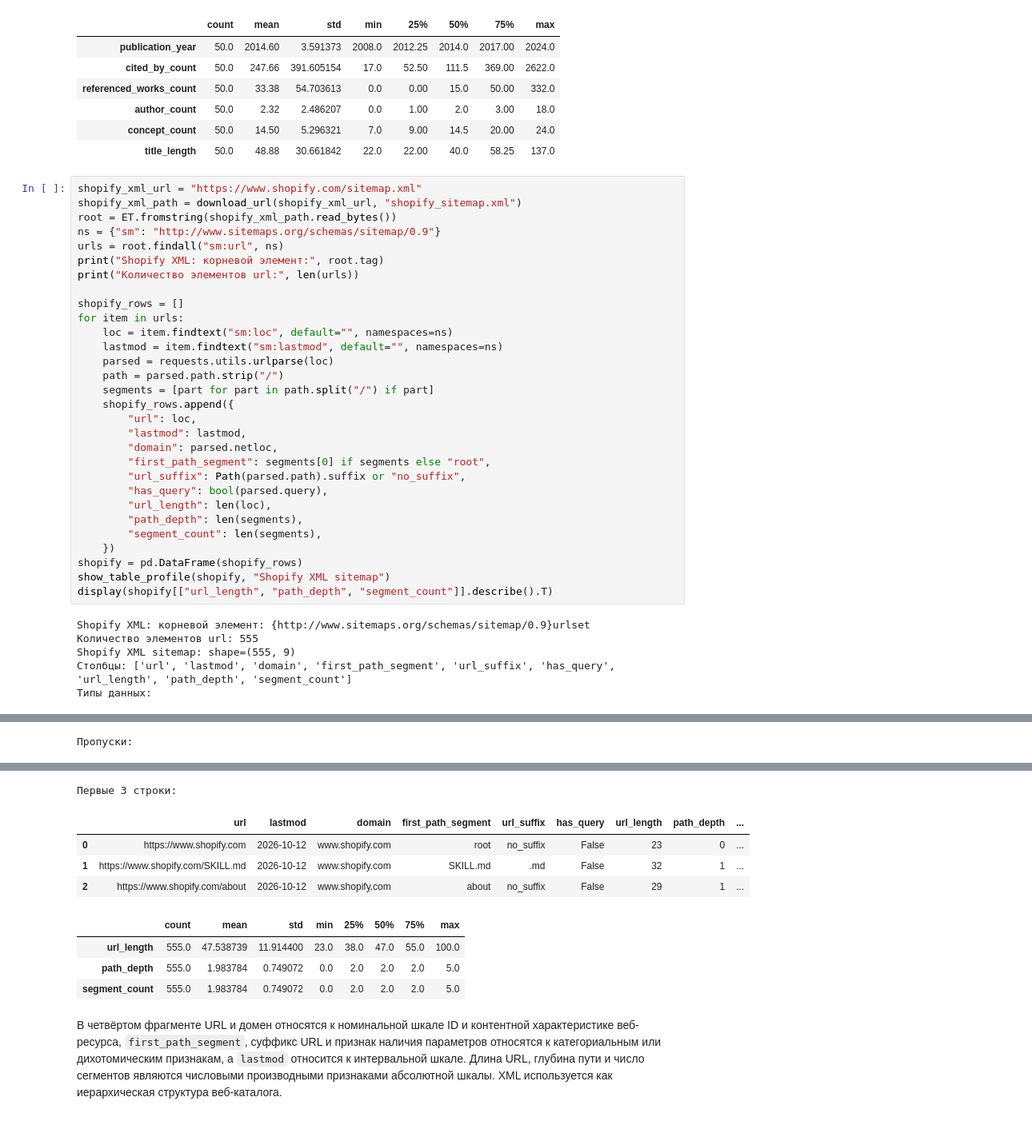
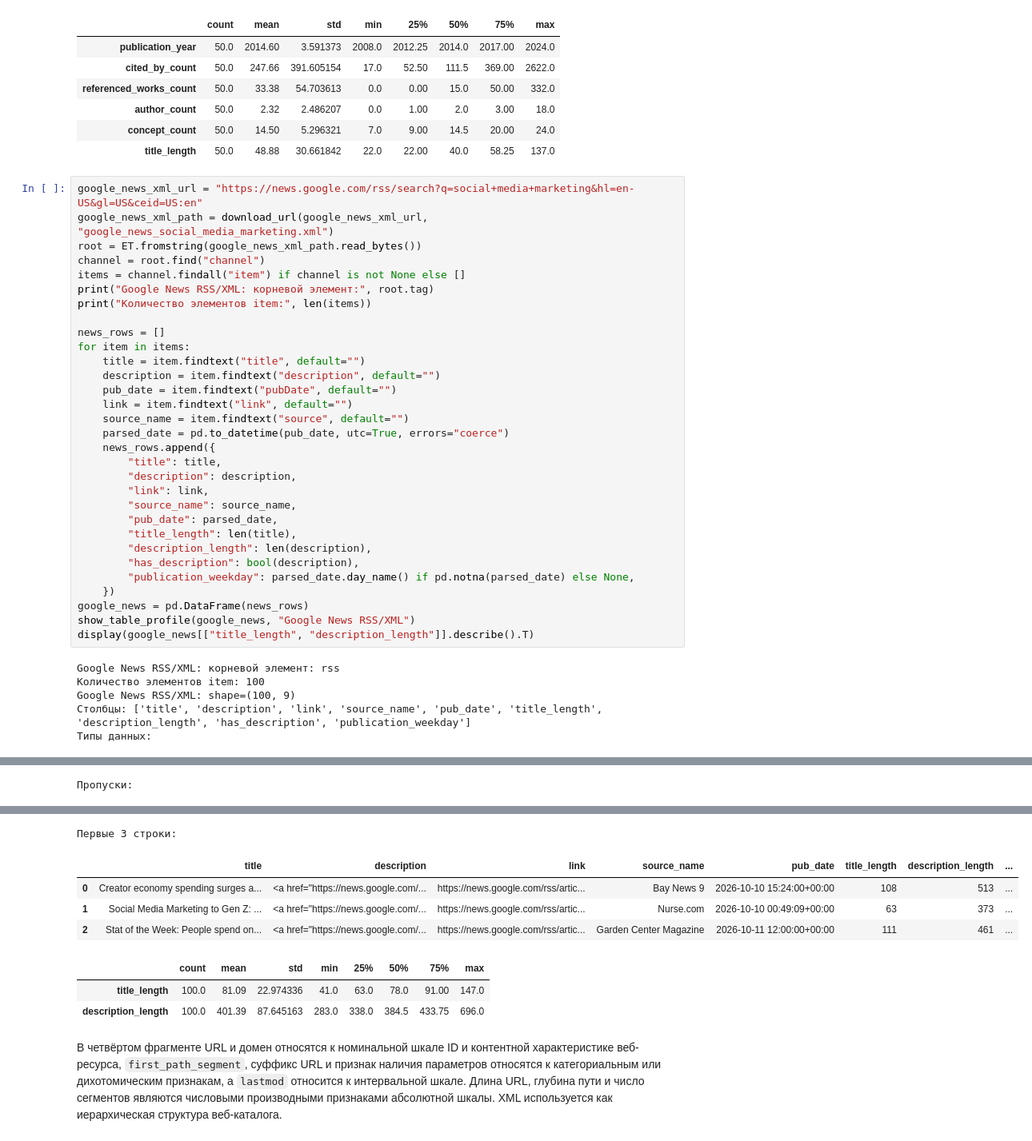
Before and after one commit to cool9595/how_to_social_marketing, a Jupyter notebook: coursework.ipynb, the cells around one changed output, grey strips where cells are left out. Shown at 80% size. Cells and saved outputs as stored; diff of their text form.

Commit message:
fix: replace sitemap with marketing news XML source

```diff
--- a/coursework.ipynb
+++ b/coursework.ipynb
@@ -439,39 +439,40 @@ OpenAlex JSON API: shape=(50, 12)
 | concept_count | 50.0 | 14.50 | 5.296321 | 7.0 | 9.00 | 14.5 | 20.00 | 24.0 |
 | title_length | 50.0 | 48.88 | 30.661842 | 22.0 | 22.00 | 40.0 | 58.25 | 137.0 |
 # %%
-shopify_xml_url = "https://www.shopify.com/sitemap.xml"
-shopify_xml_path = download_url(shopify_xml_url, "shopify_sitemap.xml")
-root = ET.fromstring(shopify_xml_path.read_bytes())
-ns = {"sm": "http://www.sitemaps.org/schemas/sitemap/0.9"}
-urls = root.findall("sm:url", ns)
-print("Shopify XML: корневой элемент:", root.tag)
-print("Количество элементов url:", len(urls))
+google_news_xml_url = "https://news.google.com/rss/search?q=social+media+marketing&hl=en-US&gl=US&ceid=US:en"
+google_news_xml_path = download_url(google_news_xml_url, "google_news_social_media_marketing.xml")
+root = ET.fromstring(google_news_xml_path.read_bytes())
+channel = root.find("channel")
+items = channel.findall("item") if channel is not None else []
+print("Google News RSS/XML: корневой элемент:", root.tag)
+print("Количество элементов item:", len(items))
 
-shopify_rows = []
-for item in urls:
-    loc = item.findtext("sm:loc", default="", namespaces=ns)
-    lastmod = item.findtext("sm:lastmod", default="", namespaces=ns)
-    parsed = requests.utils.urlparse(loc)
-    path = parsed.path.strip("/")
-    segments = [part for part in path.split("/") if part]
-    shopify_rows.append({
-        "url": loc,
-        "lastmod": lastmod,
-        "domain": parsed.netloc,
-        "first_path_segment": segments[0] if segments else "root",
-        "url_suffix": Path(parsed.path).suffix or "no_suffix",
-        "has_query": bool(parsed.query),
-        "url_length": len(loc),
-        "path_depth": len(segments),
-        "segment_count": len(segments),
+news_rows = []
+for item in items:
+    title = item.findtext("title", default="")
+    description = item.findtext("description", default="")
+    pub_date = item.findtext("pubDate", default="")
+    link = item.findtext("link", default="")
+    source_name = item.findtext("source", default="")
+    parsed_date = pd.to_datetime(pub_date, utc=True, errors="coerce")
+    news_rows.append({
+        "title": title,
+        "description": description,
+        "link": link,
+        "source_name": source_name,
+        "pub_date": parsed_date,
+        "title_length": len(title),
+        "description_length": len(description),
+        "has_description": bool(description),
+        "publication_weekday": parsed_date.day_name() if pd.notna(parsed_date) else None,
     })
-shopify = pd.DataFrame(shopify_rows)
-show_table_profile(shopify, "Shopify XML sitemap")
-display(shopify[["url_length", "path_depth", "segment_count"]].describe().T)
+google_news = pd.DataFrame(news_rows)
+show_table_profile(google_news, "Google News RSS/XML")
+display(google_news[["title_length", "description_length"]].describe().T)
 # %% [output]
-Shopify XML: корневой элемент: {http://www.sitemaps.org/schemas/sitemap/0.9}urlset
-Количество элементов url: 555
-Shopify XML sitemap: shape=(555, 9)
-Столбцы: ['url', 'lastmod', 'domain', 'first_path_segment', 'url_suffix', 'has_query', 'url_length', 'path_depth', 'segment_count']
+Google News RSS/XML: корневой элемент: rss
+Количество элементов item: 100
+Google News RSS/XML: shape=(100, 9)
+Столбцы: ['title', 'description', 'link', 'source_name', 'pub_date', 'title_length', 'description_length', 'has_description', 'publication_weekday']
 Типы данных:
 |  | dtype |
@@ -498,12 +499,11 @@ Shopify XML sitemap: shape=(555, 9)
 Первые 3 строки:
-|  | url | lastmod | domain | first_path_segment | url_suffix | has_query | url_length | path_depth | ... |
-| 0 | https://www.shopify.com | 2026-10-12 | www.shopify.com | root | no_suffix | False | 23 | 0 | ... |
-| 1 | https://www.shopify.com/SKILL.md | 2026-10-12 | www.shopify.com | SKILL.md | .md | False | 32 | 1 | ... |
-| 2 | https://www.shopify.com/about | 2026-10-12 | www.shopify.com | about | no_suffix | False | 29 | 1 | ... |
+|  | title | description | link | source_name | pub_date | title_length | description_length | ... |
+| 0 | Creator economy spending surges a... | <a href="https://news.google.com/... | https://news.google.com/rss/artic... | Bay News 9 | 2026-10-10 15:24:00+00:00 | 108 | 513 | ... |
+| 1 | Social Media Marketing to Gen Z: ... | <a href="https://news.google.com/... | https://news.google.com/rss/artic... | Nurse.com | 2026-10-10 00:49:09+00:00 | 63 | 373 | ... |
+| 2 | Stat of the Week: People spend on... | <a href="https://news.google.com/... | https://news.google.com/rss/artic... | Garden Center Magazine | 2026-10-11 12:00:00+00:00 | 111 | 461 | ... |
 |  | count | mean | std | min | 25% | 50% | 75% | max |
-| url_length | 555.0 | 47.538739 | 11.914400 | 23.0 | 38.0 | 47.0 | 55.0 | 100.0 |
-| path_depth | 555.0 | 1.983784 | 0.749072 | 0.0 | 2.0 | 2.0 | 2.0 | 5.0 |
-| segment_count | 555.0 | 1.983784 | 0.749072 | 0.0 | 2.0 | 2.0 | 2.0 | 5.0 |
+| title_length | 100.0 | 81.09 | 22.974336 | 41.0 | 63.0 | 78.0 | 91.00 | 147.0 |
+| description_length | 100.0 | 401.39 | 87.645163 | 283.0 | 338.0 | 384.5 | 433.75 | 696.0 |
 # %% [markdown]
 В четвёртом фрагменте URL и домен относятся к номинальной шкале ID и контентной характеристике веб-ресурса, `first_path_segment`, суффикс URL и признак наличия параметров относятся к категориальным или дихотомическим признакам, а `lastmod` относится к интервальной шкале. Длина URL, глубина пути и число сегментов являются числовыми производными признаками абсолютной шкалы. XML используется как иерархическая структура веб-каталога.
 # %% [markdown]
```
Also changed, not shown: parts of 5 cells of this notebook.
